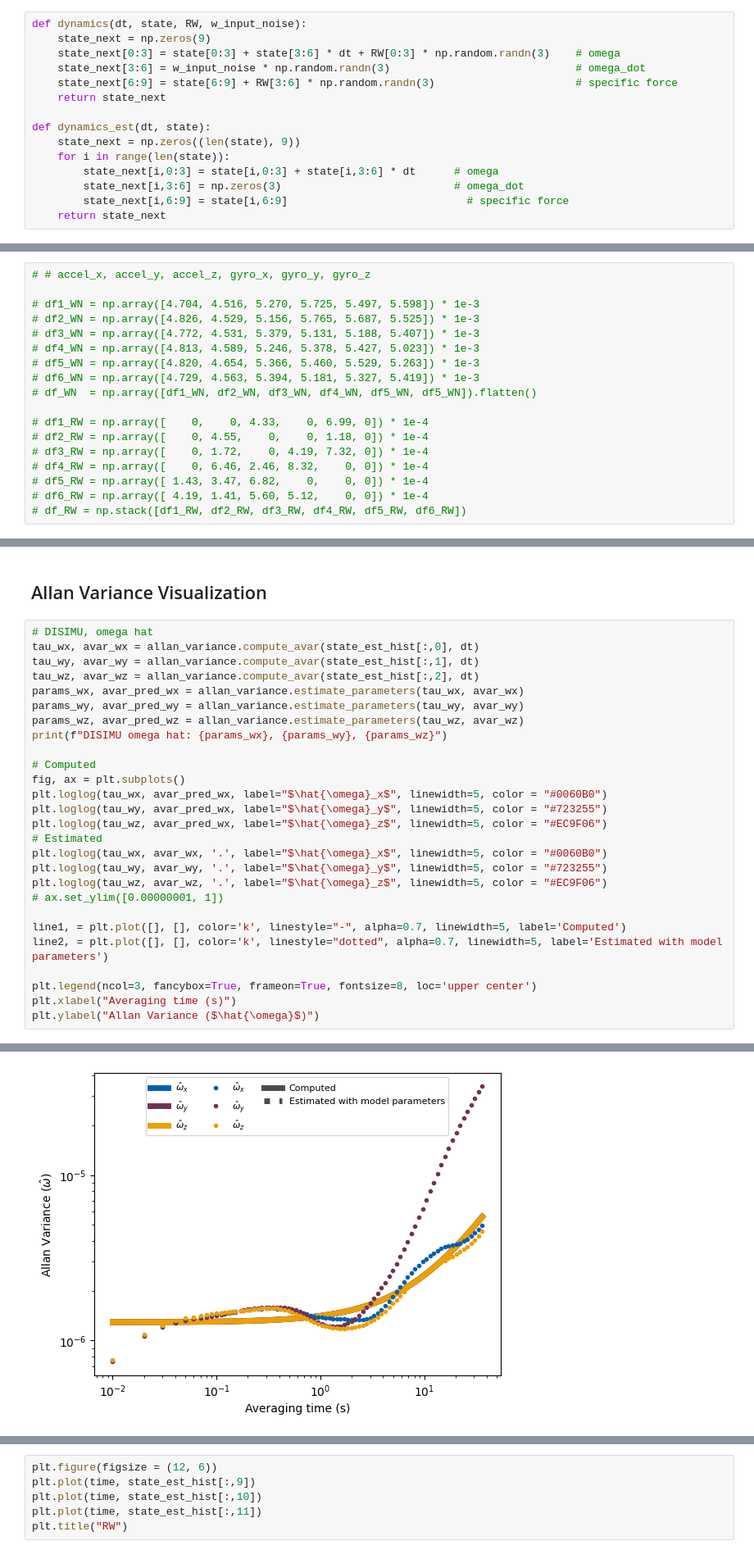
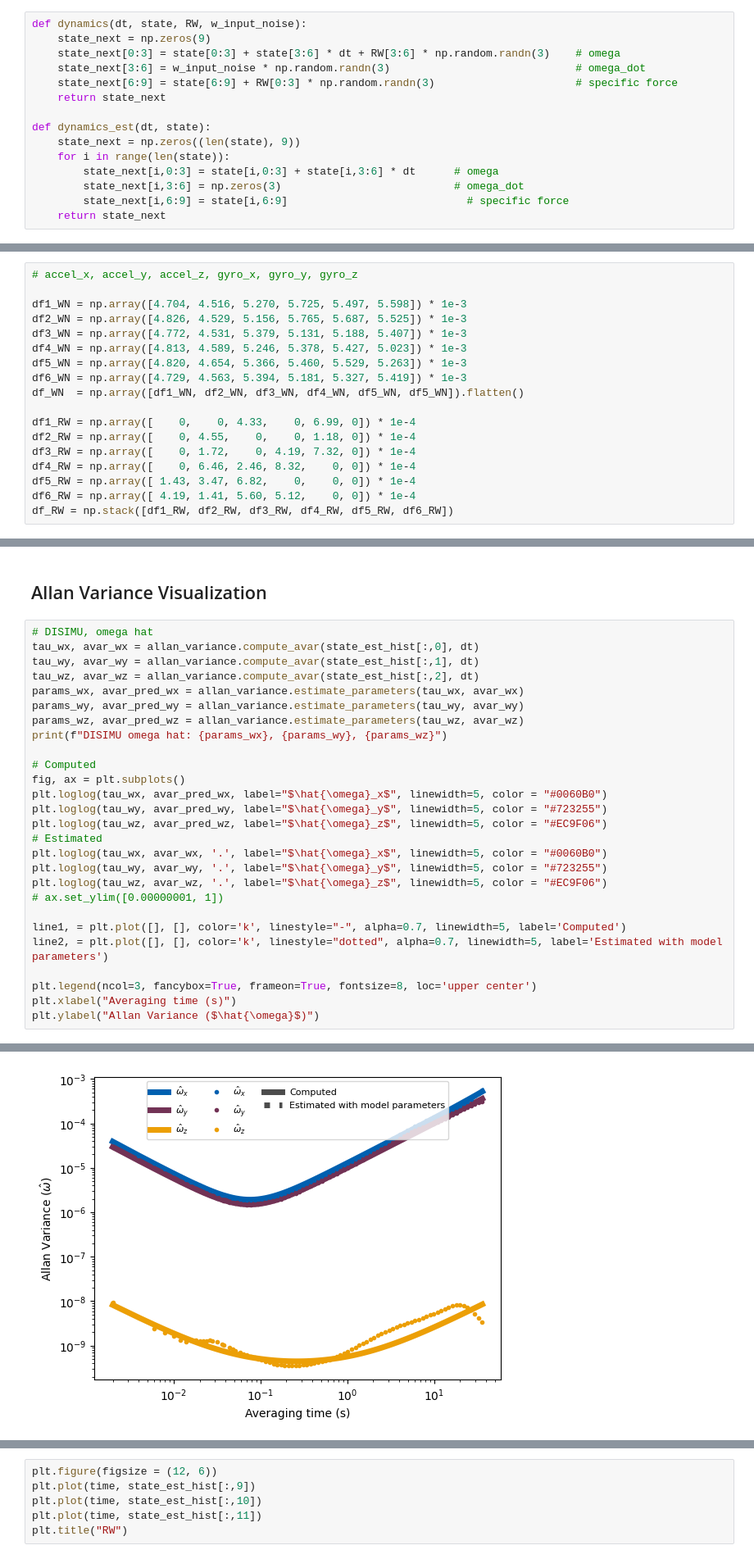
Before and after one commit to schoi355/multi_imu_fusion, a Jupyter notebook: code/UKF_multi_imu.ipynb, the cells around one changed output, grey strips where cells are left out. Shown: that part at 82% size. Drawn from its saved outputs; the diff is of its cells as text.

```diff
--- a/code/UKF_multi_imu.ipynb
+++ b/code/UKF_multi_imu.ipynb
@@ -24,9 +24,9 @@ def csv_write(data, filename):
 # %%
 def dynamics(dt, state, RW, w_input_noise):
     state_next = np.zeros(9)
-    state_next[0:3] = state[0:3] + state[3:6] * dt + RW[0:3] * np.random.randn(3)    # omega
+    state_next[0:3] = state[0:3] + state[3:6] * dt + RW[3:6] * np.random.randn(3)    # omega
     state_next[3:6] = w_input_noise * np.random.randn(3)                             # omega_dot
-    state_next[6:9] = state[6:9] + RW[3:6] * np.random.randn(3)                      # specific force
+    state_next[6:9] = state[6:9] + RW[0:3] * np.random.randn(3)                      # specific force
     return state_next
 
 def dynamics_est(dt, state):
@@ -178,21 +178,21 @@ measurements = np.array(read_txt("../data/imu1.txt"))
 # %% [markdown]
 The parameters of individiual sensors that are estimated from Allan variance curve
 # %%
-# # accel_x, accel_y, accel_z, gyro_x, gyro_y, gyro_z
+# accel_x, accel_y, accel_z, gyro_x, gyro_y, gyro_z
 
-# df1_WN = np.array([4.704, 4.516, 5.270, 5.725, 5.497, 5.598]) * 1e-3
-# df2_WN = np.array([4.826, 4.529, 5.156, 5.765, 5.687, 5.525]) * 1e-3
-# df3_WN = np.array([4.772, 4.531, 5.379, 5.131, 5.188, 5.407]) * 1e-3
-# df4_WN = np.array([4.813, 4.589, 5.246, 5.378, 5.427, 5.023]) * 1e-3
-# df5_WN = np.array([4.820, 4.654, 5.366, 5.460, 5.529, 5.263]) * 1e-3
-# df6_WN = np.array([4.729, 4.563, 5.394, 5.181, 5.327, 5.419]) * 1e-3
-# df_WN  = np.array([df1_WN, df2_WN, df3_WN, df4_WN, df5_WN, df5_WN]).flatten()
+df1_WN = np.array([4.704, 4.516, 5.270, 5.725, 5.497, 5.598]) * 1e-3
+df2_WN = np.array([4.826, 4.529, 5.156, 5.765, 5.687, 5.525]) * 1e-3
+df3_WN = np.array([4.772, 4.531, 5.379, 5.131, 5.188, 5.407]) * 1e-3
+df4_WN = np.array([4.813, 4.589, 5.246, 5.378, 5.427, 5.023]) * 1e-3
+df5_WN = np.array([4.820, 4.654, 5.366, 5.460, 5.529, 5.263]) * 1e-3
+df6_WN = np.array([4.729, 4.563, 5.394, 5.181, 5.327, 5.419]) * 1e-3
+df_WN  = np.array([df1_WN, df2_WN, df3_WN, df4_WN, df5_WN, df5_WN]).flatten()
 
-# df1_RW = np.array([    0,    0, 4.33,    0, 6.99, 0]) * 1e-4
-# df2_RW = np.array([    0, 4.55,    0,    0, 1.18, 0]) * 1e-4
-# df3_RW = np.array([    0, 1.72,    0, 4.19, 7.32, 0]) * 1e-4
-# df4_RW = np.array([    0, 6.46, 2.46, 8.32,    0, 0]) * 1e-4
-# df5_RW = np.array([ 1.43, 3.47, 6.82,    0,    0, 0]) * 1e-4
-# df6_RW = np.array([ 4.19, 1.41, 5.60, 5.12,    0, 0]) * 1e-4
-# df_RW = np.stack([df1_RW, df2_RW, df3_RW, df4_RW, df5_RW, df6_RW])
+df1_RW = np.array([    0,    0, 4.33,    0, 6.99, 0]) * 1e-4
+df2_RW = np.array([    0, 4.55,    0,    0, 1.18, 0]) * 1e-4
+df3_RW = np.array([    0, 1.72,    0, 4.19, 7.32, 0]) * 1e-4
+df4_RW = np.array([    0, 6.46, 2.46, 8.32,    0, 0]) * 1e-4
+df5_RW = np.array([ 1.43, 3.47, 6.82,    0,    0, 0]) * 1e-4
+df6_RW = np.array([ 4.19, 1.41, 5.60, 5.12,    0, 0]) * 1e-4
+df_RW = np.stack([df1_RW, df2_RW, df3_RW, df4_RW, df5_RW, df6_RW])
 # %%
@@ -283,8 +284,8 @@ print(f"DISIMU omega hat: {params_wx}, {params_wy}, {params_wz}")
 # Computed
 fig, ax = plt.subplots()
 plt.loglog(tau_wx, avar_pred_wx, label="$\hat{\omega}_x$", linewidth=5, color = "#0060B0")
-plt.loglog(tau_wy, avar_pred_wx, label="$\hat{\omega}_y$", linewidth=5, color = "#723255")
-plt.loglog(tau_wz, avar_pred_wx, label="$\hat{\omega}_z$", linewidth=5, color = "#EC9F06")
+plt.loglog(tau_wy, avar_pred_wy, label="$\hat{\omega}_y$", linewidth=5, color = "#723255")
+plt.loglog(tau_wz, avar_pred_wz, label="$\hat{\omega}_z$", linewidth=5, color = "#EC9F06")
 # Estimated
 plt.loglog(tau_wx, avar_wx, '.', label="$\hat{\omega}_x$", linewidth=5, color = "#0060B0")
 plt.loglog(tau_wy, avar_wy, '.', label="$\hat{\omega}_y$", linewidth=5, color = "#723255")
@@ -316,6 +317,6 @@ ramp            0.00002411726706
 Name: 0, dtype: float64
 Text(0, 0.5, 'Allan Variance ($\\hat{\\omega}$)')
-[figure, old version]
+[figure, new version]
 # %%
 # individual IMUs, omega hat
 fig, ax = plt.subplots()
```
Also changed, not shown: parts of 15 cells of this notebook, 2 other files.
